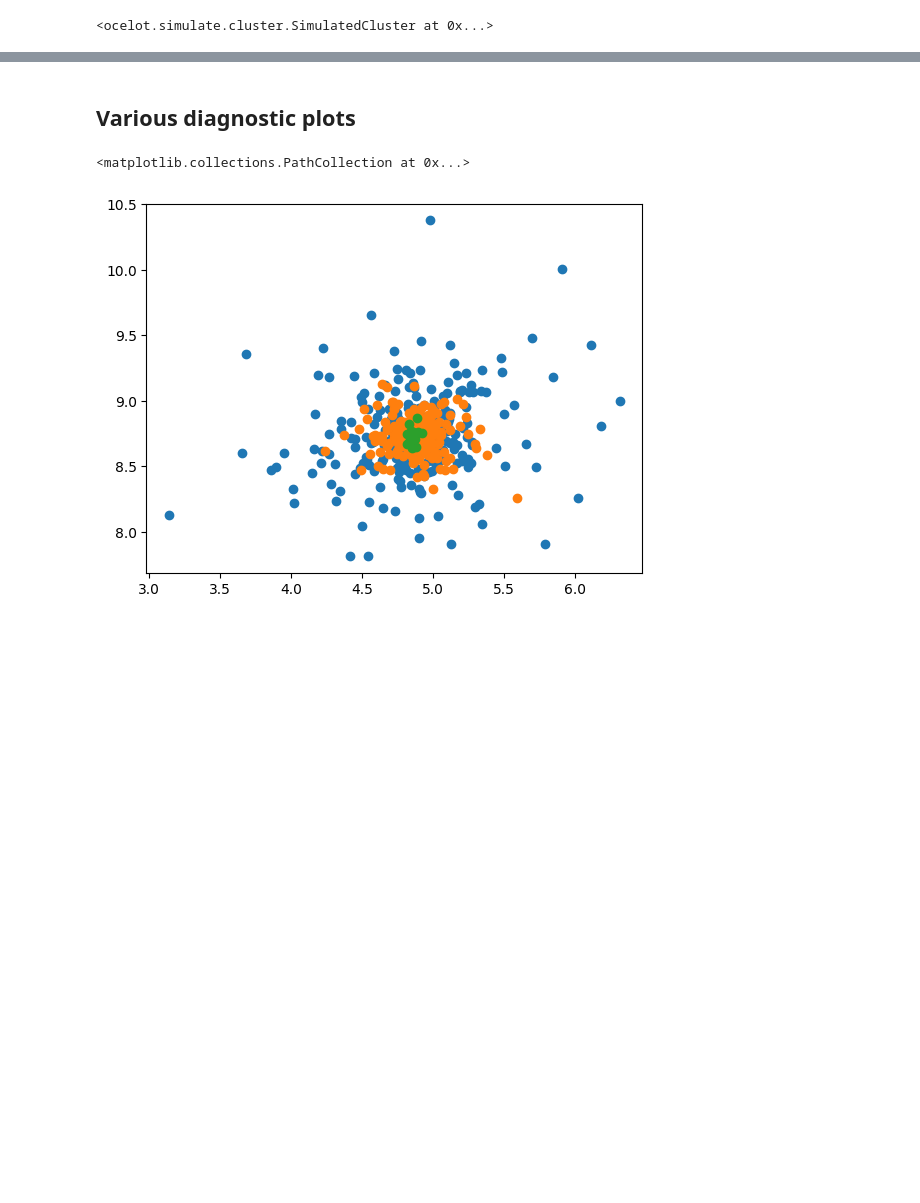
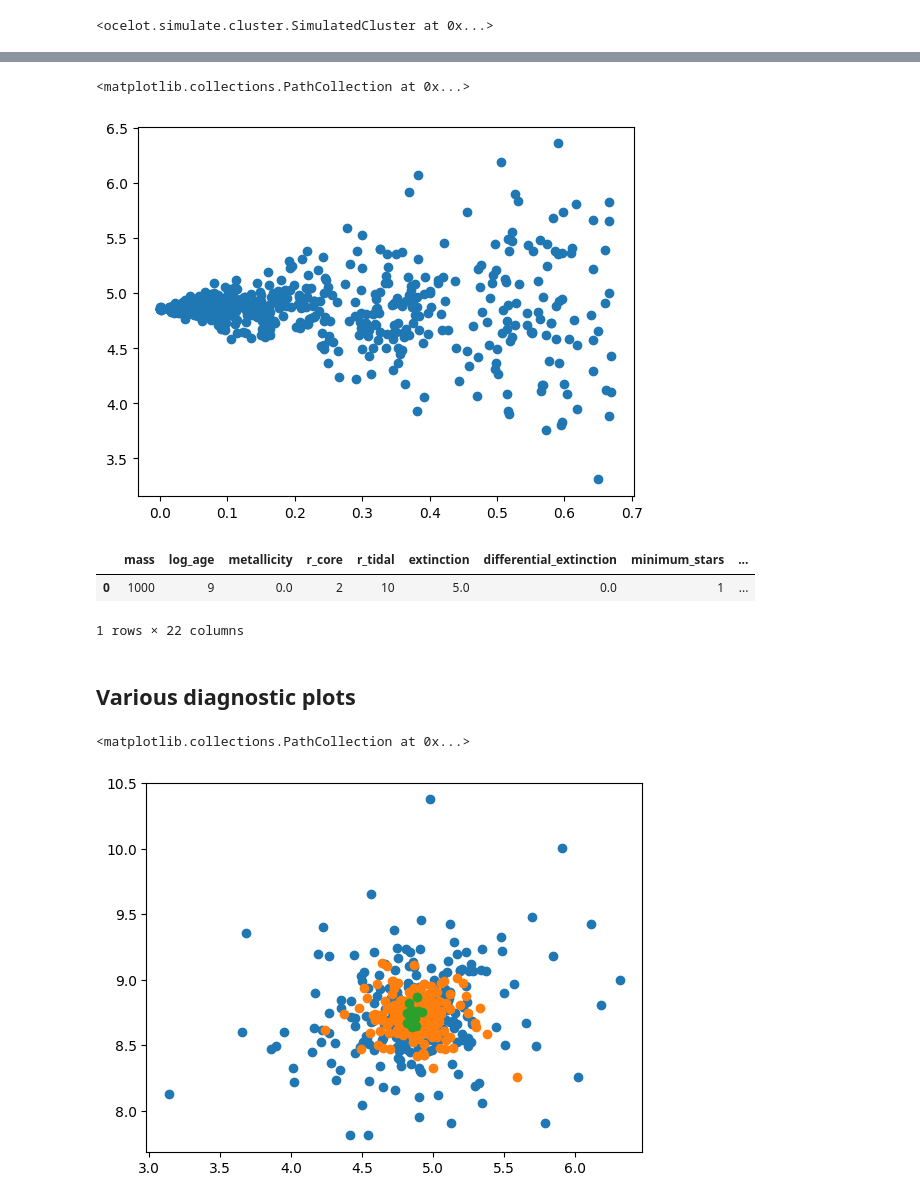
Before and after one commit to emilyhunt/gaianir-open-clusters, a Jupyter notebook: prototypes/synthpop/synthpop+cluster.ipynb, the cells around one changed output, grey strips where cells are left out. Drawn from its saved outputs; the diff is of its cells as text; code cells hidden in the pictures; blank space fills up the shorter version.

Commit message:
Work on bulk cluster simulation

```diff
--- a/prototypes/synthpop/synthpop+cluster.ipynb
+++ b/prototypes/synthpop/synthpop+cluster.ipynb
@@ -93,9 +100,9 @@ models = SimulatedClusterModels(
         #     maximum_magnitude=20,
         #     combined_astrometry=False,
         # ),
-        GaiaDR3ObservationModel(
-            representative_stars=gaia_data, overestimate_bp_rp_fluxes=False
-        ),
+        # GaiaDR3ObservationModel(
+        #     representative_stars=gaia_data, overestimate_bp_rp_fluxes=False
+        # ),
     ]
 )
 # %%
@@ -110,3 +135,17 @@ dict_keys(['gaianir-l-10-(combined)', 'gaianir-m-10-(combined)', 'gaia_dr3'])
+# %%
+plt.scatter(
+    cluster.observations["gaianir-l-10-(combined)"]["pmra_error"],
+    cluster.observations["gaianir-l-10-(combined)"]["pmra"],
+)
+# %% [output]
+<matplotlib.collections.PathCollection at 0x...>
+[figure, added]
+# %%
+pd.DataFrame(parameters.to_dict(), index=[0]).drop(columns="position")
+# %% [output]
+|  | mass | log_age | metallicity | r_core | r_tidal | extinction | differential_extinction | minimum_stars | ... |
+| 0 | 1000 | 9 | 0.0 | 2 | 10 | 5.0 | 0.0 | 1 | ... |
+1 rows × 22 columns
 # %% [markdown]
 ## Various diagnostic plots
 # %%
```
Also changed, not shown: parts of 12 cells of this notebook, 6 other files.
